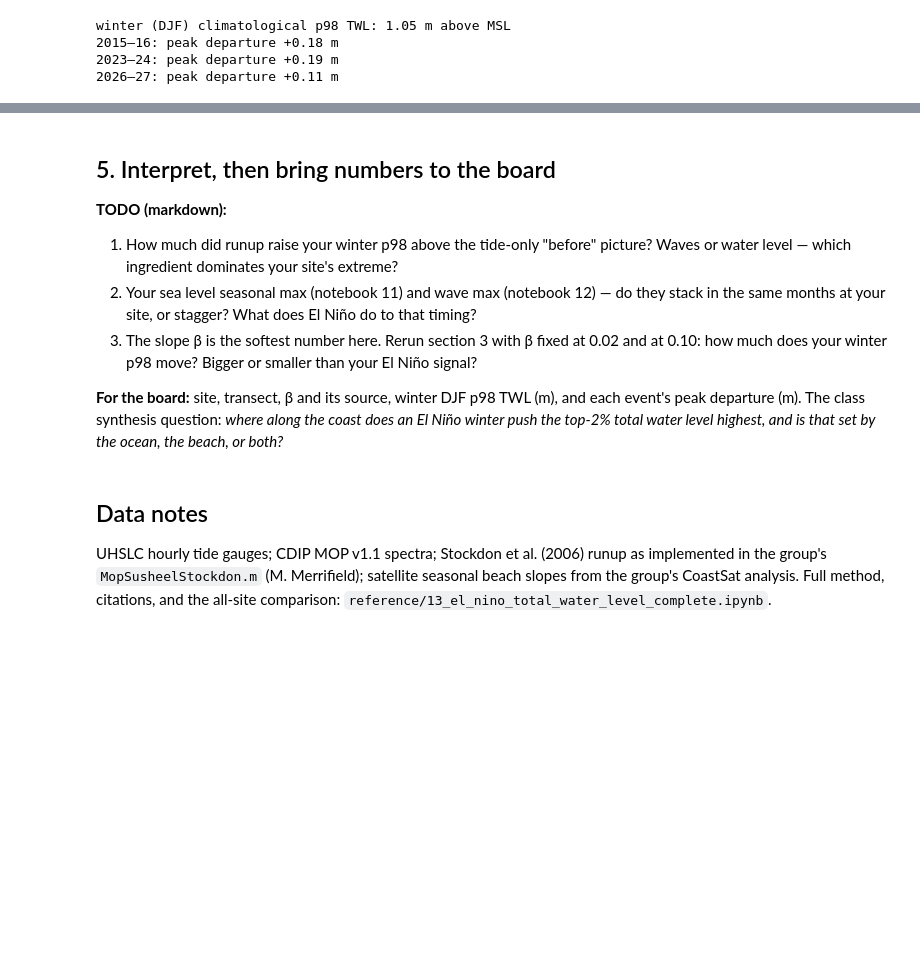
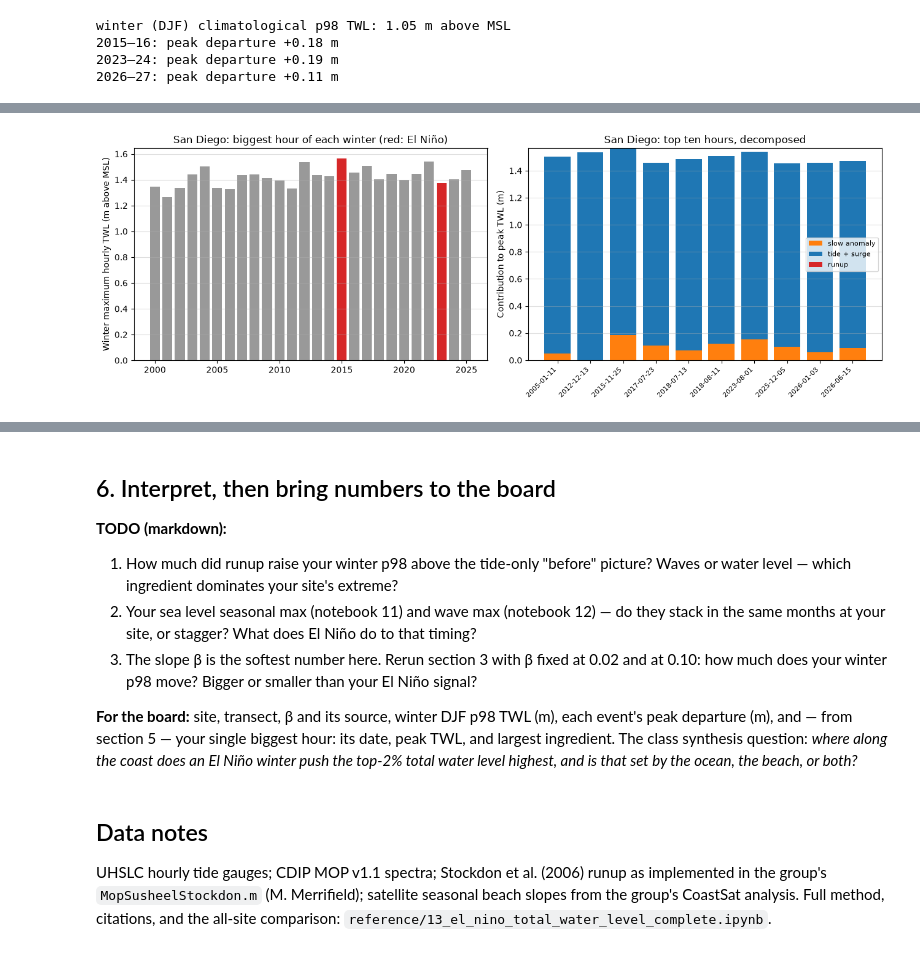
Before and after one commit to holdenlesliebole/climate-data-foundations, a Jupyter notebook: notebooks/13_el_nino_total_water_level.ipynb, the cells around one changed output, grey strips where cells are left out. Drawn from its saved outputs; the diff is of its cells as text; code cells hidden in the pictures; blank space fills up the shorter version.

```diff
--- a/notebooks/13_el_nino_total_water_level.ipynb
+++ b/notebooks/13_el_nino_total_water_level.ipynb
@@ -287,0 +308,60 @@ winter (DJF) climatological p98 TWL: 1.05 m above MSL
+# %%
+def winter_label(index):
+    """Winter year: Oct-Dec -> that year, Jan-Sep -> year - 1, so 'winter 2015'
+    means October 2015 through March 2016."""
+    return index.year - (index.month < 10)
+
+
+def top_events(twl, n=10, min_sep="3D"):
+    """The n largest hourly values at least min_sep apart, so neighboring hours
+    of the same storm do not count twice."""
+    sep = pd.Timedelta(min_sep)
+    events = []
+    for t, v in twl.dropna().sort_values(ascending=False).items():
+        if all(abs(t - prev) > sep for prev, _ in events):
+            events.append((t, v))
+            if len(events) == n:
+                break
+    return events
+
+
+# slow anomaly = 30-day centered mean of SWL (seasonal cycle + El Niño);
+# what remains after subtracting it is the fast part: tide + storm surge
+slow = frame["swl"].rolling(720, center=True, min_periods=360).mean()
+fast = frame["swl"] - slow
+
+# the biggest hour of each winter (needs at least half a winter of data)
+label = winter_label(frame.index)
+winter_max = frame["twl"].groupby(label).max()
+winter_max[frame["twl"].groupby(label).count() < 2000] = np.nan
+winter_max = winter_max.loc[2000:2025]
+
+events = top_events(frame["twl"], n=10)
+ev = pd.DataFrame([{"when": t, "TWL": v, "slow anomaly": slow[t],
+                    "tide + surge": fast[t], "runup": frame.loc[t, "r2"]}
+                   for t, v in events]).set_index("when").sort_index()
+
+fig, axes = plt.subplots(1, 2, figsize=(13, 4.6))
+colors = ["tab:red" if y in (2015, 2023) else "0.6" for y in winter_max.index]
+axes[0].bar(winter_max.index, winter_max, color=colors)
+axes[0].set_ylabel("Winter maximum hourly TWL (m above MSL)")
+axes[0].set_title(f"{MY_SITE}: biggest hour of each winter (red: El Niño)")
+axes[0].grid(alpha=0.4, axis="y")
+bottom = np.zeros(len(ev))
+for part, color in [("slow anomaly", "tab:orange"), ("tide + surge", "tab:blue"),
+                    ("runup", "tab:red")]:
+    axes[1].bar(range(len(ev)), ev[part], bottom=bottom, label=part, color=color)
+    bottom += ev[part].to_numpy()
+axes[1].set_xticks(range(len(ev)))
+axes[1].set_xticklabels([f"{t:%Y-%m-%d}" for t in ev.index], rotation=45,
+                        ha="right", fontsize=8)
+axes[1].set_ylabel("Contribution to peak TWL (m)")
+axes[1].set_title(f"{MY_SITE}: top ten hours, decomposed")
+axes[1].legend(fontsize=8)
+axes[1].grid(alpha=0.4, axis="y")
+fig.tight_layout()
+plt.show()
+
+print(ev.round(2).to_string())
+# %% [output]
+[figure, added]
@@ -288,5 +380,5 @@ winter (DJF) climatological p98 TWL: 1.05 m above MSL
 # %% [markdown]
-## 5. Interpret, then bring numbers to the board
+## 6. Interpret, then bring numbers to the board
 
 **TODO (markdown):**
 
@@ -299,8 +391,9 @@ winter (DJF) climatological p98 TWL: 1.05 m above MSL
    and at 0.10: how much does your winter p98 move? Bigger or smaller than your
    El Niño signal?
 
-**For the board:** site, transect, β and its source, winter DJF p98 TWL (m), and
-each event's peak departure (m). The class synthesis question: *where along the
+**For the board:** site, transect, β and its source, winter DJF p98 TWL (m), each
+event's peak departure (m), and — from section 5 — your single biggest hour: its
+date, peak TWL, and largest ingredient. The class synthesis question: *where along the
 coast does an El Niño winter push the top-2% total water level highest, and is
 that set by the ocean, the beach, or both?*
 # %% [markdown]
```
Also changed, not shown: parts of 2 cells of this notebook, 3 other files.
